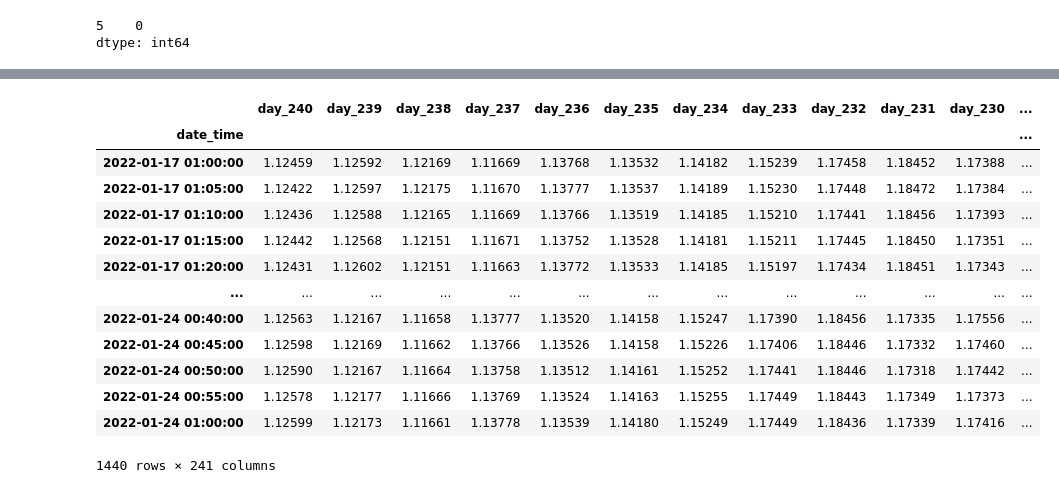
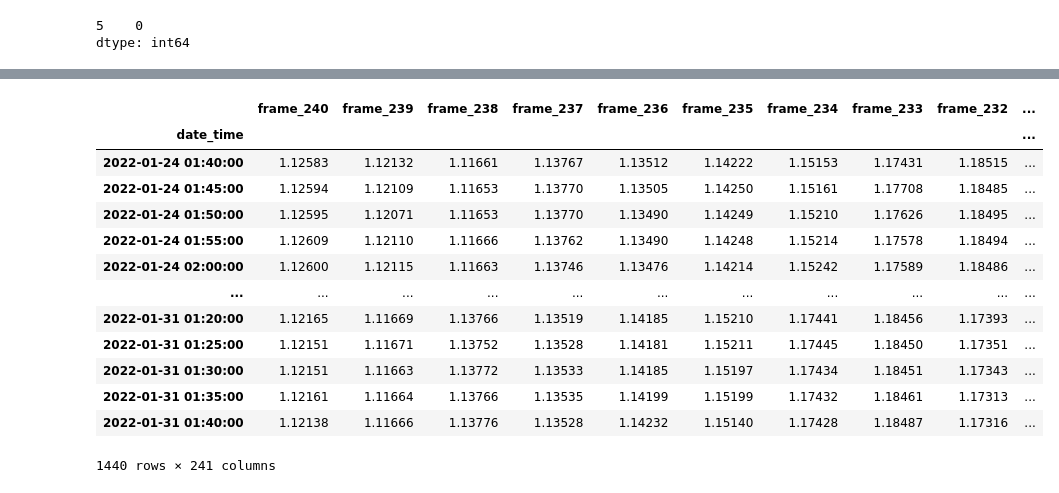
Before and after one commit to gomlfx/ApiaryFund_, a Jupyter notebook: AutoGluonForecast_1_8.ipynb, the cells around one changed output, grey strips where cells are left out. Saved outputs shown, nothing was run; the diff lists cells and outputs as text; code cells hidden in the pictures.

```diff
--- a/AutoGluonForecast_1_8.ipynb
+++ b/AutoGluonForecast_1_8.ipynb
@@ -45,7 +18,7 @@ from sklearn import preprocessing
 from autogluon.tabular import TabularDataset, TabularPredictor
 # %%
 #metatrader5 file format
-df=pd.read_csv('/content/EURUSD_M5_201001040000_202202112350.csv')
+df=pd.read_csv('/content/EURUSD_M5_201501020900_202202140140.csv')
 # %%
 print(df.head())
 print(df.tail())
@@ -133,7 +106,7 @@ memory usage: 54.9+ MB
 # %%
 #Choose if you want tail or date_time range here for backtest
 #df_close_col = pd.DataFrame(data=df.iloc[:,5].tail(350000))
-df_backtest = pd.DataFrame(df.loc['2015.01.01 01:00:00':'2022.01.24 01:00:00',5])
+df_backtest = pd.DataFrame(df.loc['2015.12.15 01:00:00':'2022.01.31 01:40:00',5])
 # %%
 df_backtest
 # %% [output]
@@ -1890,37 +1863,37 @@ Length: 241, dtype: int64
 # %%
 df_test = pd.concat([
                      date_time,df239,df238,df237,df236,df235,df234,df233,df232,df231,df230,df229,df228,df227,df226,df225,df224,df223,df222,df221,df220,df219,df218,df217,df216,df215,df214,df213,df212,df211,df210,df209,df208,df207,df206,df205,df204,df203,df202,df201,
                      df200,df199,df198,df197,df196,df195,df194,df193,df192,df191,df190,df189,df188,df187,df186,df185,df184,df183,df182,df181,df180,df179,df178,df177,df176,df175,df174,df173,df172,df171,df170,df169,df168,df167,df166,df165,df164,df163,df162,df161,
                      df160,df159,df158,df157,df156,df155,df154,df153,df152,df151,df150,df149,df148,df147,df146,df145,df144,df143,df142,df141,df140,df139,df138,df137,df136,df135,df134,df133,df132,df131,df130,df129,df128,df127,df126,df125,df124,df123,df122,df121,
                      df120,df119,df118,df117,df116,df115,df114,df113,df112,df111,df110,df109,df108,df107,df106,df105,df104,df103,df102,df101,df100,df99,df98,df97,df96,df95,df94,df93,df92,df91,df90,df89,df88,df87,df86,df85,df84,df83,df82,df81,
                      df80,df79,df78,df77,df76,df75,df74,df73,df72,df71,df70,df69,df68,df67,df66,df65,df64,df63,df62,df61,df60,df59,df58,df57,df56,df55,df54,df53,df52,df51,df50,df49,df48,df47,df46,df45,df44,df43,df42,df41,
                      df40,df39,df38,df37,df36,df35,df34,df33,df32,df31,df30,df29,df28,df27,df26,df25,df24,df23,df22,df21,df20,df19,df18,df17,df16,df15,df14,df13,df12,df11,df10,df9,df8,df7,df6,df5,df4,df3,df2,df1], axis=1)
 df_test['pred_col'] =0
 df_test.rename(columns={
-                        'day_239':'day_240','day_238':'day_239','day_237':'day_238','day_236':'day_237','day_235':'day_236','day_234':'day_235','day_233':'day_234','day_232':'day_233','day_231':'day_232','day_230':'day_231','day_229':'day_230','day_228':'day_229','day_227':'day_228','day_226':'day_227','day_225':'day_226','day_224':'day_225','day_223':'day_224','day_222':'day_223','day_221':'day_222','day_220':'day_221','day_219':'day_220','day_218':'day_219','day_217':'day_218','day_216':'day_217','day_215':'day_216','day_214':'day_215','day_213':'day_214','day_212':'day_213','day_211':'day_212','day_210':'day_211','day_209':'day_210','day_208':'day_209','day_207':'day_208','day_206':'day_207','day_205':'day_206','day_204':'day_205','day_203': 'day_204','day_202':'day_203','day_201':'day_202','day_200':'day_201',
-                        'day_199':'day_200','day_198':'day_199','day_197':'day_198','day_196':'day_197','day_195':'day_196','day_194':'day_195','day_193':'day_194','day_192':'day_193','day_191':'day_192','day_190':'day_191','day_189':'day_190','day_188':'day_189','day_187':'day_188','day_186':'day_187','day_185':'day_186','day_184':'day_185','day_183':'day_184','day_182':'day_183','day_181':'day_182','day_180':'day_181','day_179':'day_180','day_178':'day_179','day_177':'day_178','day_176':'day_177','day_175':'day_176','day_174':'day_175','day_173':'day_174','day_172':'day_173','day_171':'day_172','day_170':'day_171','day_169':'day_170','day_168':'day_169','day_167':'day_168','day_166':'day_167','day_165':'day_166','day_164':'day_165','day_163': 'day_164', 'day_162': 'day_163','day_161':'day_162','day_160':'day_161',
-                        'day_159':'day_160','day_158':'day_159','day_157':'day_158','day_156':'day_157','day_155':'day_156','day_154':'day_155','day_153':'day_154','day_152':'day_153','day_151':'day_152','day_150':'day_151','day_149':'day_150','day_148':'day_149','day_147':'day_148','day_146':'day_147','day_145':'day_146','day_144':'day_145','day_143':'day_144','day_142':'day_143','day_141':'day_142','day_140':'day_141','day_139':'day_140','day_138':'day_139','day_137':'day_138','day_136':'day_137','day_135':'day_136','day_134':'day_135','day_133':'day_134','day_132':'day_133','day_131':'day_132','day_130':'day_131','day_129':'day_130','day_128':'day_129','day_127':'day_128','day_126':'day_127','day_125':'day_126','day_124':'day_125','day_123': 'day_124', 'day_122': 'day_123','day_121':'day_122','day_120':'day_121',
-                        'day_119':'day_120','day_118':'day_119','day_117':'day_118','day_116':'day_117','day_115':'day_116','day_114':'day_115','day_113':'day_114','day_112':'day_113','day_111':'day_112','day_110':'day_111','day_109':'day_110','day_108':'day_109','day_107':'day_108','day_106':'day_107','day_105':'day_106','day_104':'day_105','day_103':'day_104','day_102':'day_103','day_101':'day_102','day_100':'day_101','day_99':'day_100','day_98':'day_99','day_97':'day_98','day_96':'day_97','day_95':'day_96','day_94':'day_95','day_93':'day_94','day_92':'day_93','day_91':'day_92','day_90':'day_91','day_89':'day_90','day_88':'day_89','day_87':'day_88','day_86':'day_87','day_85':'day_86','day_84':'day_85','day_83': 'day_84','day_82':'day_83','day_81':'day_82','day_80':'day_81',
-                        'day_79':'day_80','day_78':'day_79','day_77':'day_78','day_76':'day_77','day_75':'day_76','day_74':'day_75','day_73':'day_74','day_72':'day_73','day_71':'day_72','day_70':'day_71','day_69':'day_70','day_68':'day_69','day_67':'day_68','day_66':'day_67','day_65':'day_66','day_64':'day_65','day_63':'day_64','day_62':'day_63','day_61':'day_62','day_60':'day_61','day_59':'day_60','day_58':'day_59','day_57':'day_58','day_56':'day_57','day_55':'day_56','day_54':'day_55','day_53':'day_54','day_52':'day_53','day_51':'day_52','day_50':'day_51','day_49':'day_50','day_48':'day_49','day_47':'day_48','day_46':'day_47','day_45':'day_46','day_44':'day_45','day_43': 'day_44', 'day_42': 'day_43','day_41':'day_42','day_40':'day_41',
-                        'day_39':'day_40','day_38':'day_39','day_37':'day_38','day_36':'day_37','day_35':'day_36','day_34':'day_35','day_33':'day_34','day_32':'day_33','day_31':'day_32','day_30':'day_31','day_29':'day_30','day_28':'day_29','day_27':'day_28','day_26':'day_27','day_25':'day_26','day_24':'day_25','day_23':'day_24','day_22':'day_23','day_21':'day_22','day_20':'day_21','day_19':'day_20','day_18':'day_19','day_17':'day_18','day_16':'day_17','day_15':'day_16','day_14':'day_15','day_13':'day_14','day_12':'day_13','day_11':'day_12','day_10':'day_11','day_9':'day_10','day_8':'day_9','day_7':'day_8','day_6':'day_7','day_5':'day_6','day_4':'day_5','day_3': 'day_4', 'day_2': 'day_3','day_1':'day_2','pred_col':'day_1'}, inplace=True)
+                        'frame_239':'frame_240','frame_238':'frame_239','frame_237':'frame_238','frame_236':'frame_237','frame_235':'frame_236','frame_234':'frame_235','frame_233':'frame_234','frame_232':'frame_233','frame_231':'frame_232','frame_230':'frame_231','frame_229':'frame_230','frame_228':'frame_229','frame_227':'frame_228','frame_226':'frame_227','frame_225':'frame_226','frame_224':'frame_225','frame_223':'frame_224','frame_222':'frame_223','frame_221':'frame_222','frame_220':'frame_221','frame_219':'frame_220','frame_218':'frame_219','frame_217':'frame_218','frame_216':'frame_217','frame_215':'frame_216','frame_214':'frame_215','frame_213':'frame_214','frame_212':'frame_213','frame_211':'frame_212','frame_210':'frame_211','frame_209':'frame_210','frame_208':'frame_209','frame_207':'frame_208','frame_206':'frame_207','frame_205':'frame_206','frame_204':'frame_205','frame_203': 'frame_204','frame_202':'frame_203','frame_201':'frame_202','frame_200':'frame_201',
+                        'frame_199':'frame_200','frame_198':'frame_199','frame_197':'frame_198','frame_196':'frame_197','frame_195':'frame_196','frame_194':'frame_195','frame_193':'frame_194','frame_192':'frame_193','frame_191':'frame_192','frame_190':'frame_191','frame_189':'frame_190','frame_188':'frame_189','frame_187':'frame_188','frame_186':'frame_187','frame_185':'frame_186','frame_184':'frame_185','frame_183':'frame_184','frame_182':'frame_183','frame_181':'frame_182','frame_180':'frame_181','frame_179':'frame_180','frame_178':'frame_179','frame_177':'frame_178','frame_176':'frame_177','frame_175':'frame_176','frame_174':'frame_175','frame_173':'frame_174','frame_172':'frame_173','frame_171':'frame_172','frame_170':'frame_171','frame_169':'frame_170','frame_168':'frame_169','frame_167':'frame_168','frame_166':'frame_167','frame_165':'frame_166','frame_164':'frame_165','frame_163': 'frame_164', 'frame_162': 'frame_163','frame_161':'frame_162','frame_160':'frame_161',
+                        'frame_159':'frame_160','frame_158':'frame_159','frame_157':'frame_158','frame_156':'frame_157','frame_155':'frame_156','frame_154':'frame_155','frame_153':'frame_154','frame_152':'frame_153','frame_151':'frame_152','frame_150':'frame_151','frame_149':'frame_150','frame_148':'frame_149','frame_147':'frame_148','frame_146':'frame_147','frame_145':'frame_146','frame_144':'frame_145','frame_143':'frame_144','frame_142':'frame_143','frame_141':'frame_142','frame_140':'frame_141','frame_139':'frame_140','frame_138':'frame_139','frame_137':'frame_138','frame_136':'frame_137','frame_135':'frame_136','frame_134':'frame_135','frame_133':'frame_134','frame_132':'frame_133','frame_131':'frame_132','frame_130':'frame_131','frame_129':'frame_130','frame_128':'frame_129','frame_127':'frame_128','frame_126':'frame_127','frame_125':'frame_126','frame_124':'frame_125','frame_123': 'frame_124', 'frame_122': 'frame_123','frame_121':'frame_122','frame_120':'frame_121',
+                        'frame_119':'frame_120','frame_118':'frame_119','frame_117':'frame_118','frame_116':'frame_117','frame_115':'frame_116','frame_114':'frame_115','frame_113':'frame_114','frame_112':'frame_113','frame_111':'frame_112','frame_110':'frame_111','frame_109':'frame_110','frame_108':'frame_109','frame_107':'frame_108','frame_106':'frame_107','frame_105':'frame_106','frame_104':'frame_105','frame_103':'frame_104','frame_102':'frame_103','frame_101':'frame_102','frame_100':'frame_101','frame_99':'frame_100','frame_98':'frame_99','frame_97':'frame_98','frame_96':'frame_97','frame_95':'frame_96','frame_94':'frame_95','frame_93':'frame_94','frame_92':'frame_93','frame_91':'frame_92','frame_90':'frame_91','frame_89':'frame_90','frame_88':'frame_89','frame_87':'frame_88','frame_86':'frame_87','frame_85':'frame_86','frame_84':'frame_85','frame_83': 'frame_84','frame_82':'frame_83','frame_81':'frame_82','frame_80':'frame_81',
+                        'frame_79':'frame_80','frame_78':'frame_79','frame_77':'frame_78','frame_76':'frame_77','frame_75':'frame_76','frame_74':'frame_75','frame_73':'frame_74','frame_72':'frame_73','frame_71':'frame_72','frame_70':'frame_71','frame_69':'frame_70','frame_68':'frame_69','frame_67':'frame_68','frame_66':'frame_67','frame_65':'frame_66','frame_64':'frame_65','frame_63':'frame_64','frame_62':'frame_63','frame_61':'frame_62','frame_60':'frame_61','frame_59':'frame_60','frame_58':'frame_59','frame_57':'frame_58','frame_56':'frame_57','frame_55':'frame_56','frame_54':'frame_55','frame_53':'frame_54','frame_52':'frame_53','frame_51':'frame_52','frame_50':'frame_51','frame_49':'frame_50','frame_48':'frame_49','frame_47':'frame_48','frame_46':'frame_47','frame_45':'frame_46','frame_44':'frame_45','frame_43': 'frame_44', 'frame_42': 'frame_43','frame_41':'frame_42','frame_40':'frame_41',
+                        'frame_39':'frame_40','frame_38':'frame_39','frame_37':'frame_38','frame_36':'frame_37','frame_35':'frame_36','frame_34':'frame_35','frame_33':'frame_34','frame_32':'frame_33','frame_31':'frame_32','frame_30':'frame_31','frame_29':'frame_30','frame_28':'frame_29','frame_27':'frame_28','frame_26':'frame_27','frame_25':'frame_26','frame_24':'frame_25','frame_23':'frame_24','frame_22':'frame_23','frame_21':'frame_22','frame_20':'frame_21','frame_19':'frame_20','frame_18':'frame_19','frame_17':'frame_18','frame_16':'frame_17','frame_15':'frame_16','frame_14':'frame_15','frame_13':'frame_14','frame_12':'frame_13','frame_11':'frame_12','frame_10':'frame_11','frame_9':'frame_10','frame_8':'frame_9','frame_7':'frame_8','frame_6':'frame_7','frame_5':'frame_6','frame_4':'frame_5','frame_3': 'frame_4', 'frame_2': 'frame_3','frame_1':'frame_2','pred_col':'frame_1'}, inplace=True)
 df_test = pd.DataFrame(data=df_test)
 df_test.set_index('date_time',inplace=True)
 df_test['idx_dt_as_feature'] = df_test.index
 df_test
 # %% [output]
-|  | day_240 | day_239 | day_238 | day_237 | day_236 | day_235 | day_234 | day_233 | day_232 | day_231 | day_230 | ... |
-| date_time |  |  |  |  |  |  |  |  |  |  |  | ... |
-| 2022-01-17 01:00:00 | 1.12459 | 1.12592 | 1.12169 | 1.11669 | 1.13768 | 1.13532 | 1.14182 | 1.15239 | 1.17458 | 1.18452 | 1.17388 | ... |
-| 2022-01-17 01:05:00 | 1.12422 | 1.12597 | 1.12175 | 1.11670 | 1.13777 | 1.13537 | 1.14189 | 1.15230 | 1.17448 | 1.18472 | 1.17384 | ... |
-| 2022-01-17 01:10:00 | 1.12436 | 1.12588 | 1.12165 | 1.11669 | 1.13766 | 1.13519 | 1.14185 | 1.15210 | 1.17441 | 1.18456 | 1.17393 | ... |
-| 2022-01-17 01:15:00 | 1.12442 | 1.12568 | 1.12151 | 1.11671 | 1.13752 | 1.13528 | 1.14181 | 1.15211 | 1.17445 | 1.18450 | 1.17351 | ... |
-| 2022-01-17 01:20:00 | 1.12431 | 1.12602 | 1.12151 | 1.11663 | 1.13772 | 1.13533 | 1.14185 | 1.15197 | 1.17434 | 1.18451 | 1.17343 | ... |
-| ... | ... | ... | ... | ... | ... | ... | ... | ... | ... | ... | ... | ... |
-| 2022-01-24 00:40:00 | 1.12563 | 1.12167 | 1.11658 | 1.13777 | 1.13520 | 1.14158 | 1.15247 | 1.17390 | 1.18456 | 1.17335 | 1.17556 | ... |
-| 2022-01-24 00:45:00 | 1.12598 | 1.12169 | 1.11662 | 1.13766 | 1.13526 | 1.14158 | 1.15226 | 1.17406 | 1.18446 | 1.17332 | 1.17460 | ... |
-| 2022-01-24 00:50:00 | 1.12590 | 1.12167 | 1.11664 | 1.13758 | 1.13512 | 1.14161 | 1.15252 | 1.17441 | 1.18446 | 1.17318 | 1.17442 | ... |
-| 2022-01-24 00:55:00 | 1.12578 | 1.12177 | 1.11666 | 1.13769 | 1.13524 | 1.14163 | 1.15255 | 1.17449 | 1.18443 | 1.17349 | 1.17373 | ... |
-| 2022-01-24 01:00:00 | 1.12599 | 1.12173 | 1.11661 | 1.13778 | 1.13539 | 1.14180 | 1.15249 | 1.17449 | 1.18436 | 1.17339 | 1.17416 | ... |
+|  | frame_240 | frame_239 | frame_238 | frame_237 | frame_236 | frame_235 | frame_234 | frame_233 | frame_232 | ... |
+| date_time |  |  |  |  |  |  |  |  |  | ... |
+| 2022-01-24 01:40:00 | 1.12583 | 1.12132 | 1.11661 | 1.13767 | 1.13512 | 1.14222 | 1.15153 | 1.17431 | 1.18515 | ... |
+| 2022-01-24 01:45:00 | 1.12594 | 1.12109 | 1.11653 | 1.13770 | 1.13505 | 1.14250 | 1.15161 | 1.17708 | 1.18485 | ... |
+| 2022-01-24 01:50:00 | 1.12595 | 1.12071 | 1.11653 | 1.13770 | 1.13490 | 1.14249 | 1.15210 | 1.17626 | 1.18495 | ... |
+| 2022-01-24 01:55:00 | 1.12609 | 1.12110 | 1.11666 | 1.13762 | 1.13490 | 1.14248 | 1.15214 | 1.17578 | 1.18494 | ... |
+| 2022-01-24 02:00:00 | 1.12600 | 1.12115 | 1.11663 | 1.13746 | 1.13476 | 1.14214 | 1.15242 | 1.17589 | 1.18486 | ... |
+| ... | ... | ... | ... | ... | ... | ... | ... | ... | ... | ... |
+| 2022-01-31 01:20:00 | 1.12165 | 1.11669 | 1.13766 | 1.13519 | 1.14185 | 1.15210 | 1.17441 | 1.18456 | 1.17393 | ... |
+| 2022-01-31 01:25:00 | 1.12151 | 1.11671 | 1.13752 | 1.13528 | 1.14181 | 1.15211 | 1.17445 | 1.18450 | 1.17351 | ... |
+| 2022-01-31 01:30:00 | 1.12151 | 1.11663 | 1.13772 | 1.13533 | 1.14185 | 1.15197 | 1.17434 | 1.18451 | 1.17343 | ... |
+| 2022-01-31 01:35:00 | 1.12161 | 1.11664 | 1.13766 | 1.13535 | 1.14199 | 1.15199 | 1.17432 | 1.18461 | 1.17313 | ... |
+| 2022-01-31 01:40:00 | 1.12138 | 1.11666 | 1.13776 | 1.13528 | 1.14232 | 1.15140 | 1.17428 | 1.18487 | 1.17316 | ... |
 1440 rows × 241 columns
 # %%
 df_test.info()
```
Also changed, not shown: parts of 33 cells of this notebook.
